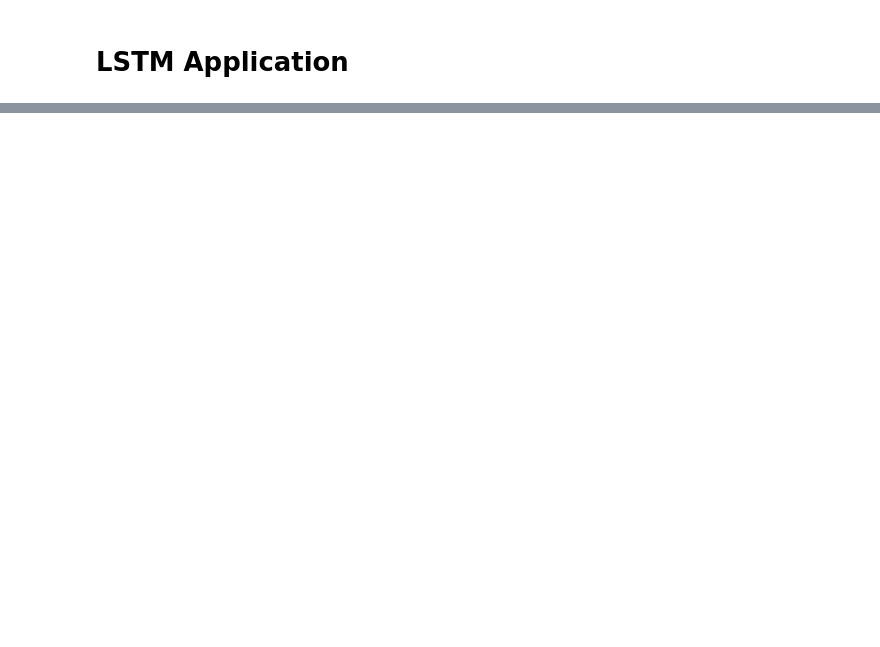
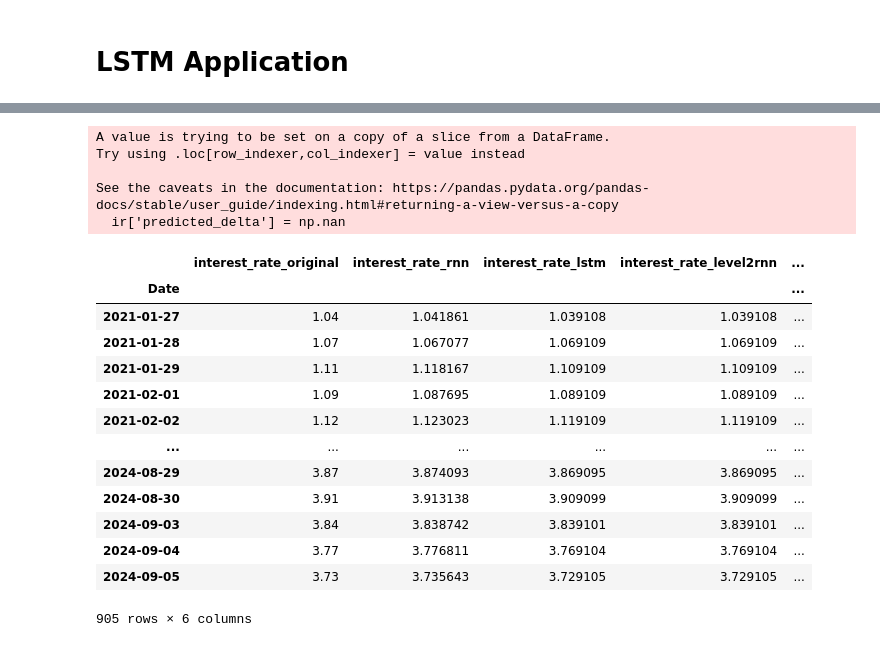
Before and after one commit to alisdghnia/rnn-lstm-interest-rate-prediction, a Jupyter notebook: RNN_LSTM_InterestRate_Prediction.ipynb, the cells around one changed output, grey strips where cells are left out. Saved outputs shown, nothing was run; the diff lists cells and outputs as text; code cells hidden in the pictures; blank space fills up the shorter version.

```diff
--- a/RNN_LSTM_InterestRate_Prediction.ipynb
+++ b/RNN_LSTM_InterestRate_Prediction.ipynb
@@ -305,0 +639,13 @@ rnn_rsquared: 0.8396061417269087
+# %%
+model_intermediate = Sequential([
+    LSTM(100, activation='relu', return_sequences=True, input_shape=(window_size, 1)),
+    Dropout(0.2),
+    LSTM(100, activation='relu'),
+    Dropout(0.2),
+    Dense(50, activation='relu'),
+    Dense(1)
+])
+
+model_intermediate.compile(optimizer='adam', loss='mse')
+model_intermediate.summary()
+model_intermediate.fit(x_train, y_train, epochs=30, batch_size=64, validation_data=(x_test, y_test))
@@ -305,0 +690,18 @@ rnn_rsquared: 0.8396061417269087
+# %%
+# start with the first sequence from the test data
+last_sequence = np.array(test['delta'])[:window_size].reshape(-1, 1)  # reshape to make sure it's 2D
+
+level2_lstm_predictions = []
+
+# use the 50 + len(ir[ir.index >= '2021-01-01']) data that we assigned earlier
+# to predict for the entire length of the ir[ir.index >= '2021-01-01'] data
+for i in range(len(test) - window_size):
+    prediction = model.predict(last_sequence.reshape(1, window_size, 1))
+    level2_lstm_predictions.append(prediction[0, 0])
+
+    # reshape the next value to be appended
+    next_value = np.array(test['delta'])[i + window_size].reshape(-1, 1)
+
+    last_sequence = np.append(last_sequence[1:], next_value, axis=0)
+
+print(level2_lstm_predictions)
@@ -305,0 +726,26 @@ rnn_rsquared: 0.8396061417269087
+# %%
+ir['predicted_delta'] = np.nan
+ir.loc[ir.tail(y_test.shape[0]).index, 'predicted_delta'] = level2_lstm_predictions
+ir.loc[:, 'predicted_interest_rate'] = ir.loc[:, 'interest_rate'] + ir.loc[:, 'predicted_delta']
+final_df['interest_rate_level2lstm'] = ir.loc[ir.tail(y_test.shape[0]).index, 'predicted_interest_rate']
+final_df
+# %% [output]
+A value is trying to be set on a copy of a slice from a DataFrame.
+Try using .loc[row_indexer,col_indexer] = value instead
+
+See the caveats in the documentation: https://pandas.pydata.org/pandas-docs/stable/user_guide/indexing.html#returning-a-view-versus-a-copy
+  ir['predicted_delta'] = np.nan
+|  | interest_rate_original | interest_rate_rnn | interest_rate_lstm | interest_rate_level2rnn | ... |
+| Date |  |  |  |  | ... |
+| 2021-01-27 | 1.04 | 1.041861 | 1.039108 | 1.039108 | ... |
+| 2021-01-28 | 1.07 | 1.067077 | 1.069109 | 1.069109 | ... |
+| 2021-01-29 | 1.11 | 1.118167 | 1.109109 | 1.109109 | ... |
+| 2021-02-01 | 1.09 | 1.087695 | 1.089109 | 1.089109 | ... |
+| 2021-02-02 | 1.12 | 1.123023 | 1.119109 | 1.119109 | ... |
+| ... | ... | ... | ... | ... | ... |
+| 2024-08-29 | 3.87 | 3.874093 | 3.869095 | 3.869095 | ... |
+| 2024-08-30 | 3.91 | 3.913138 | 3.909099 | 3.909099 | ... |
+| 2024-09-03 | 3.84 | 3.838742 | 3.839101 | 3.839101 | ... |
+| 2024-09-04 | 3.77 | 3.776811 | 3.769104 | 3.769104 | ... |
+| 2024-09-05 | 3.73 | 3.735643 | 3.729105 | 3.729105 | ... |
+905 rows × 6 columns
```
Also changed, not shown: parts of 40 cells of this notebook.
